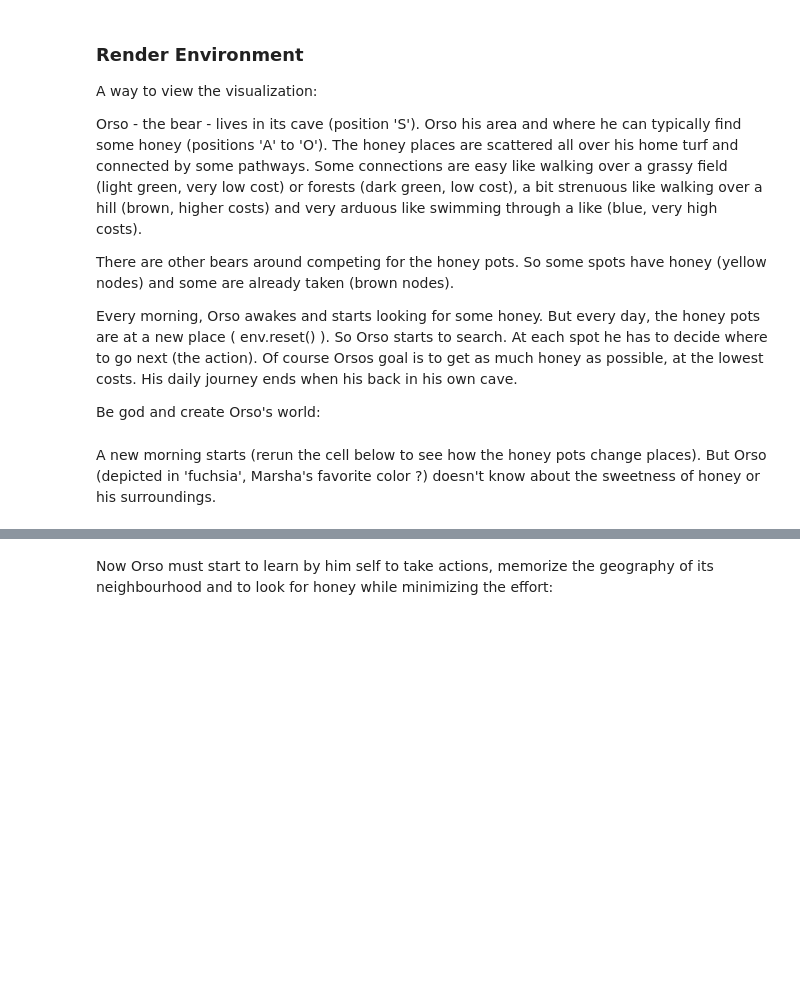
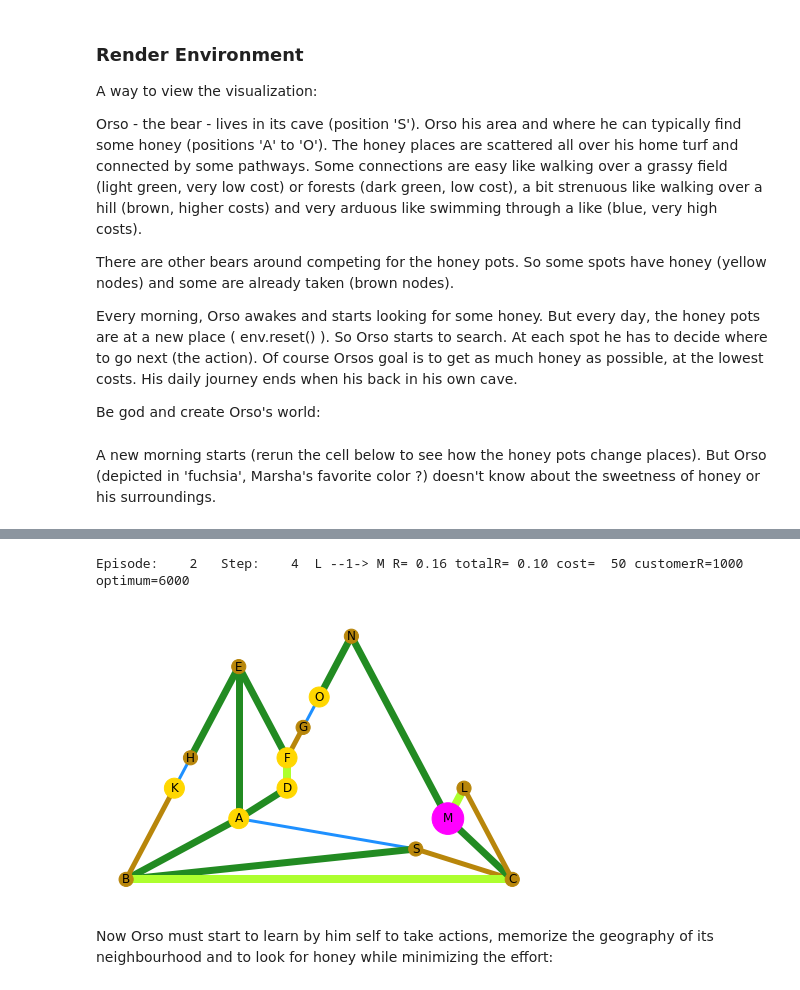
Before and after one commit to christianhidber/easyagents, a Jupyter notebook: jupyter_notebooks/easyagents_berater.ipynb, the cells around one changed output, grey strips where cells are left out. Cells and saved outputs as stored; diff of their text form; code cells hidden in the pictures; blank space fills up the shorter version.

```diff
--- a/jupyter_notebooks/easyagents_berater.ipynb
+++ b/jupyter_notebooks/easyagents_berater.ipynb
@@ -374,3 +370,10 @@ The iterable function was deprecated in Matplotlib 3.1 and will be removed in 3.
+# %%
+b.step(1)
+print(b.render(mode='ansi'))
+b.render()
+# %% [output]
+Episode:    2   Step:    4  L --1-> M R= 0.16 totalR= 0.10 cost=  50 customerR=1000 optimum=6000
+[figure, added]
 # %% [markdown]
 Now Orso must start to learn by him self to take actions, memorize the geography of its neighbourhood and
 to look for honey while minimizing the effort:
```
Also changed, not shown: parts of 22 cells of this notebook, 1 other file.
